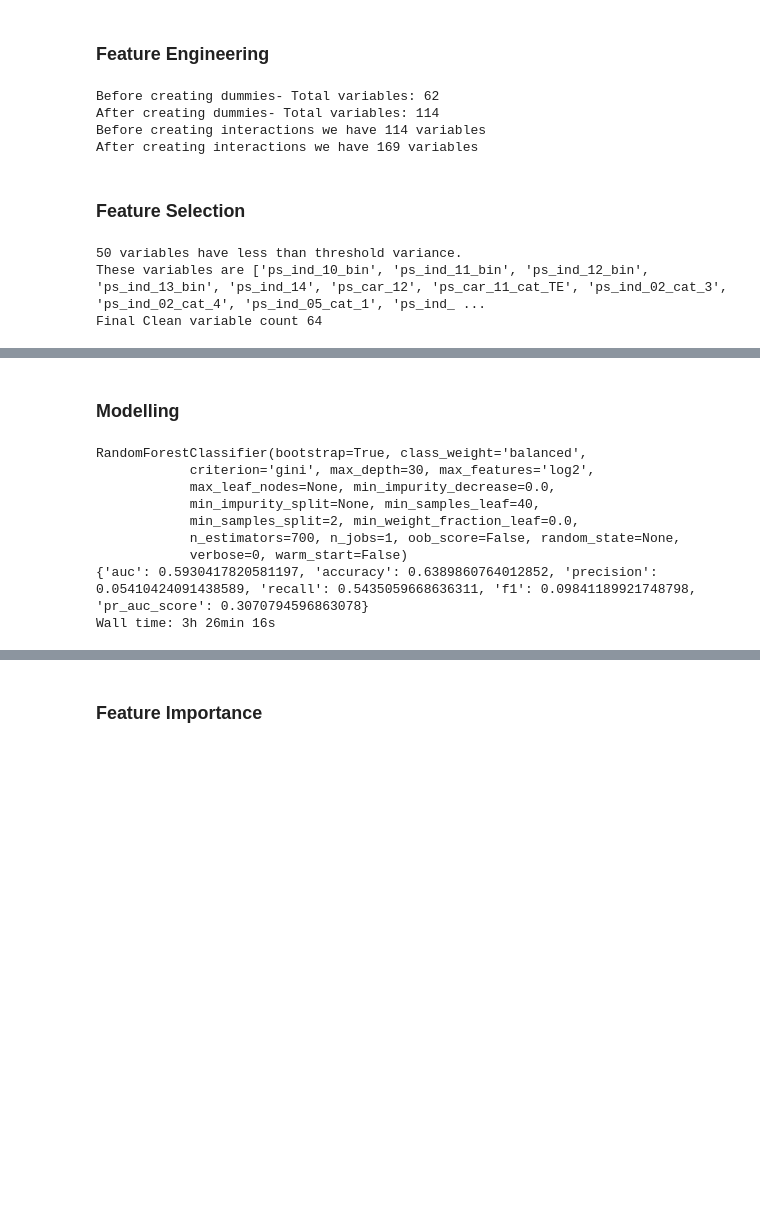
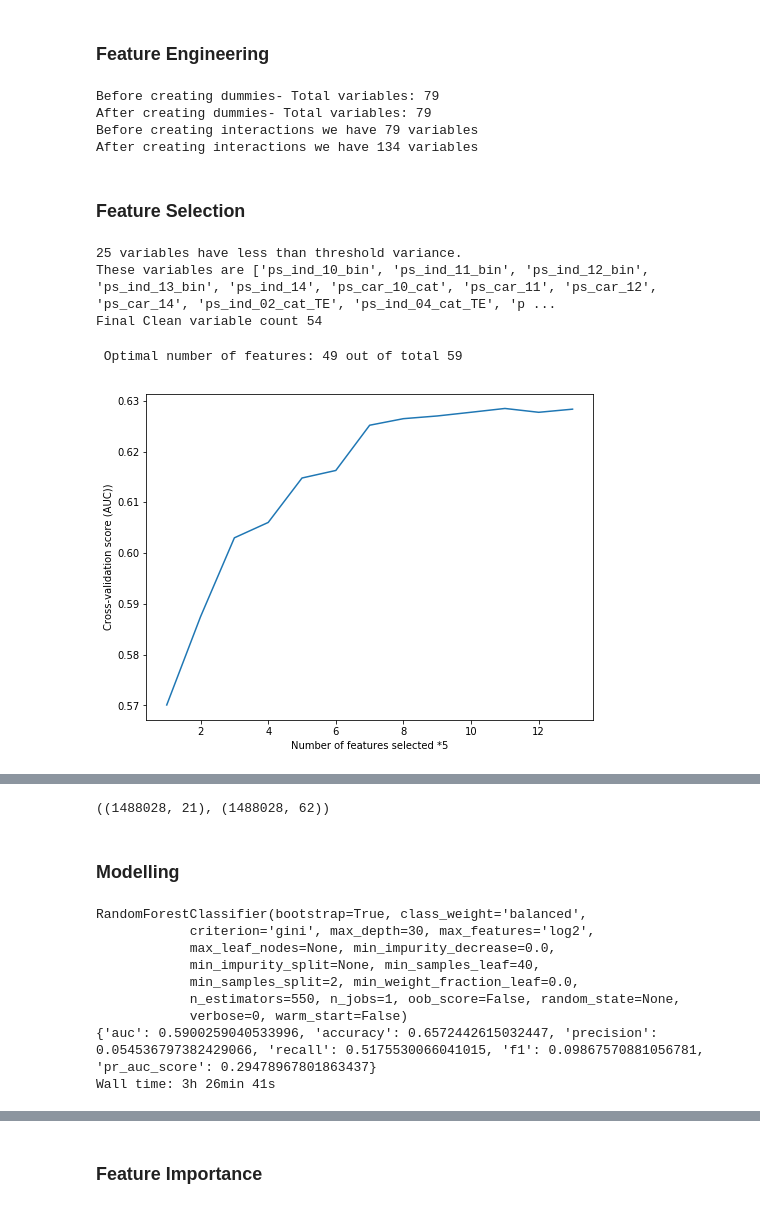
Before and after one commit to Deepesh87/Porto-Seguro, a Jupyter notebook: OOM.ipynb, the cells around one changed output, grey strips where cells are left out. Drawn from its saved outputs; the diff is of its cells as text; code cells hidden in the pictures; blank space fills up the shorter version.

```diff
--- a/OOM.ipynb
+++ b/OOM.ipynb
@@ -382,12 +413,12 @@ feature_eng_instance=feature_engineering(meta_data_imputed_TE)
 model_data_df=feature_eng_instance.merge_data(all_data_dic_imputed_TE)
 # %%
 model_data_df_dummies=feature_eng_instance.create_dummies(model_data_df)
-model_data_df_dummies_interaction=feature_eng_instance.interaction_vars(model_data_df_dummies)
+#model_data_df_dummies_interaction=feature_eng_instance.interaction_vars(model_data_df_dummies)
 # %% [output]
-Before creating dummies- Total variables: 62
-After creating dummies- Total variables: 114
-Before creating interactions we have 114 variables
-After creating interactions we have 169 variables
+Before creating dummies- Total variables: 79
+After creating dummies- Total variables: 79
+Before creating interactions we have 79 variables
+After creating interactions we have 134 variables
 # %%
 #from above we can use which ever we wish
 # %% [markdown]
@@ -414,7 +473,13 @@ class featureSelection:
 # %%
 fs_object=featureSelection()
-clean_data=fs_object.var_threshold(model_data_df_dummies,0.05) #0.01 is selected based on the Decribe Function
+clean_data=fs_object.var_threshold(model_data_df_dummies,0.02) #0.01 is selected based on the Decribe Function
 # %% [output]
-50 variables have less than threshold variance.
-These variables are ['ps_ind_10_bin', 'ps_ind_11_bin', 'ps_ind_12_bin', 'ps_ind_13_bin', 'ps_ind_14', 'ps_car_12', 'ps_car_11_cat_TE', 'ps_ind_02_cat_3', 'ps_ind_02_cat_4', 'ps_ind_05_cat_1', 'ps_ind_ ...
-Final Clean variable count 64
+25 variables have less than threshold variance.
+These variables are ['ps_ind_10_bin', 'ps_ind_11_bin', 'ps_ind_12_bin', 'ps_ind_13_bin', 'ps_ind_14', 'ps_car_10_cat', 'ps_car_11', 'ps_car_12', 'ps_car_14', 'ps_ind_02_cat_TE', 'ps_ind_04_cat_TE', 'p ...
+Final Clean variable count 54
+# %%
+%%time
+clean_data_RFE_CV=fs_object.RFE_CV(clean_data,5)
+# %% [output]
+ Optimal number of features: 49 out of total 59
+[figure, added]
@@ -420,0 +488,4 @@ Final Clean variable count 64
+# %%
+clean_data_RFE_CV.shape,clean_data.shape
+# %% [output]
+((1488028, 21), (1488028, 62))
@@ -494,7 +571,7 @@ rf_params = {'n_estimators': [550,700],
               'min_samples_leaf': [20,40],
              'class_weight':['balanced']
              }
-val_rf_prob,test_rf_prob=ml.random_forest(rf_params)
+train_rf_prob,val_rf_prob,test_rf_prob=ml.random_forest(rf_params)
 print(printScore(np.where(val_rf_prob>0.35,1,0),clean_data[clean_data['data']=='val']['target']))
 # %% [output]
 RandomForestClassifier(bootstrap=True, class_weight='balanced',
@@ -502,10 +579,10 @@ RandomForestClassifier(bootstrap=True, class_weight='balanced',
             max_leaf_nodes=None, min_impurity_decrease=0.0,
             min_impurity_split=None, min_samples_leaf=40,
             min_samples_split=2, min_weight_fraction_leaf=0.0,
-            n_estimators=700, n_jobs=1, oob_score=False, random_state=None,
+            n_estimators=550, n_jobs=1, oob_score=False, random_state=None,
             verbose=0, warm_start=False)
-{'auc': 0.5930417820581197, 'accuracy': 0.6389860764012852, 'precision': 0.05410424091438589, 'recall': 0.5435059668636311, 'f1': 0.09841189921748798, 'pr_auc_score': 0.3070794596863078}
-Wall time: 3h 26min 16s
+{'auc': 0.5900259040533996, 'accuracy': 0.6572442615032447, 'precision': 0.054536797382429066, 'recall': 0.5175530066041015, 'f1': 0.09867570881056781, 'pr_auc_score': 0.29478967801863437}
+Wall time: 3h 26min 41s
 # %%
 %%time
 #XGB
```
Also changed, not shown: parts of 34 cells of this notebook.
